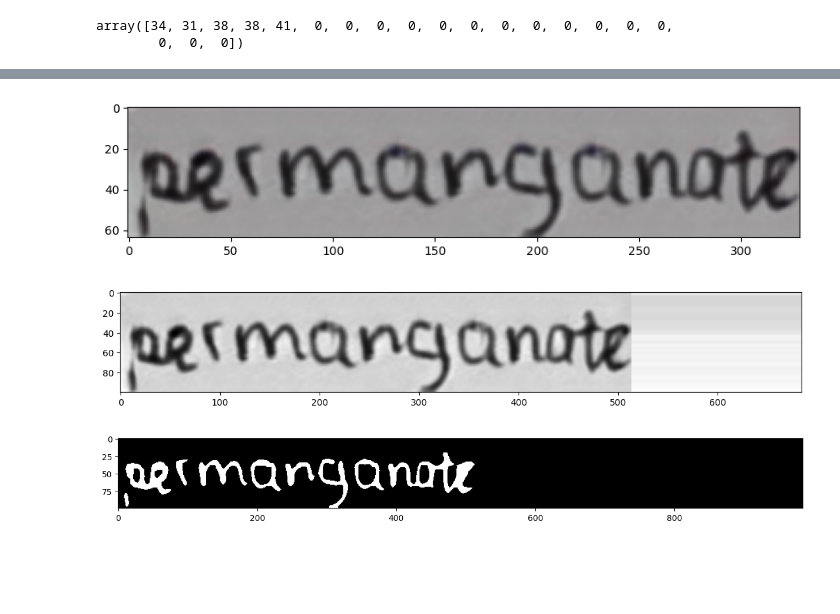
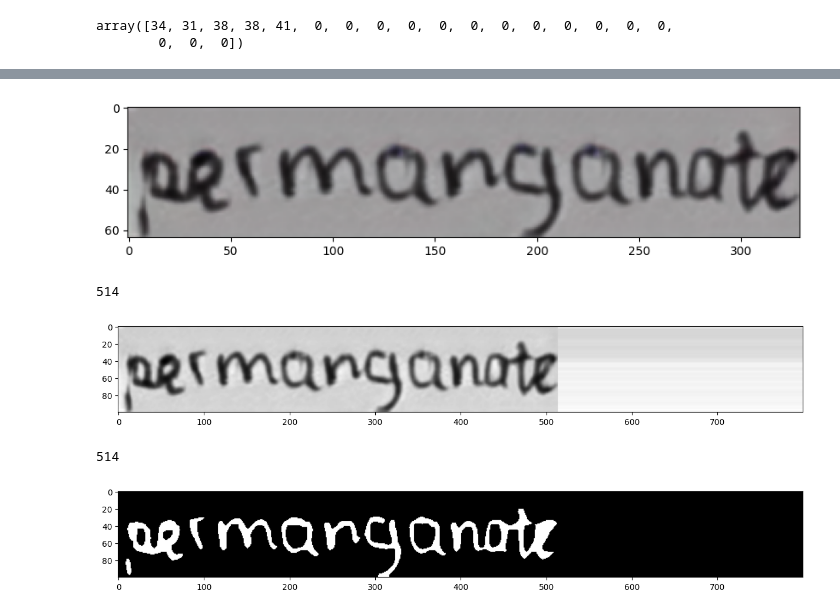
Before and after one commit to hotamago/Vietnamese-Handwritten-Text-Recognition, a Jupyter notebook: main.ipynb, the cells around one changed output, grey strips where cells are left out. Saved outputs shown, nothing was run; the diff lists cells and outputs as text; code cells hidden in the pictures; blank space fills up the shorter version.

Commit message:
fix bug autoResize
My mitake in caculate math

```diff
--- a/main.ipynb
+++ b/main.ipynb
@@ -169,12 +135,14 @@ calCER("hello", "hallo")
 # %%
 img = cv2.imread(os.path.join(RAW_DATA_FOLDER, Label_data[102987]['name']))
 imgShow(img)
 
-imgShow(autoResize(img))
+imgShow(autoResize(img, size = (800, 100)))
 
-niceImage = test_orc_preprocess(img, default_fixed_size = (800, 100), default_filter_size = (5, 5))
+niceImage = orcPreprocess(img, default_fixed_size = (800, 100), default_filter_size = (5, 5))
 imgShow(niceImage)
 # %% [output]
 [figure]
+514
-[figure, old version]
+[figure, new version]
+514
-[figure, old version]
+[figure, new version]
```
Also changed, not shown: parts of 3 cells of this notebook, 1 other file.
